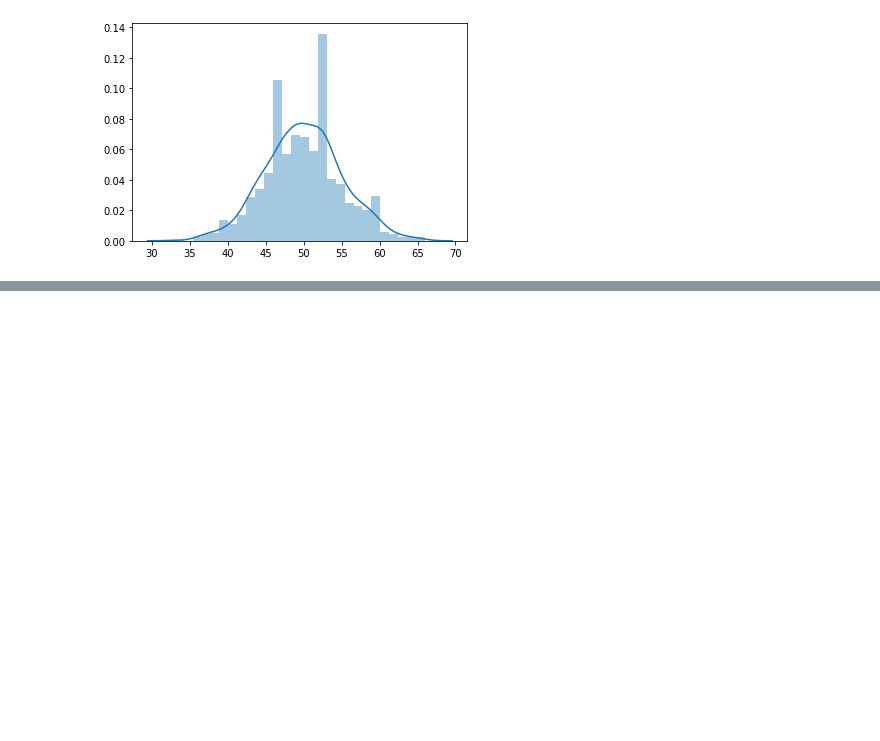
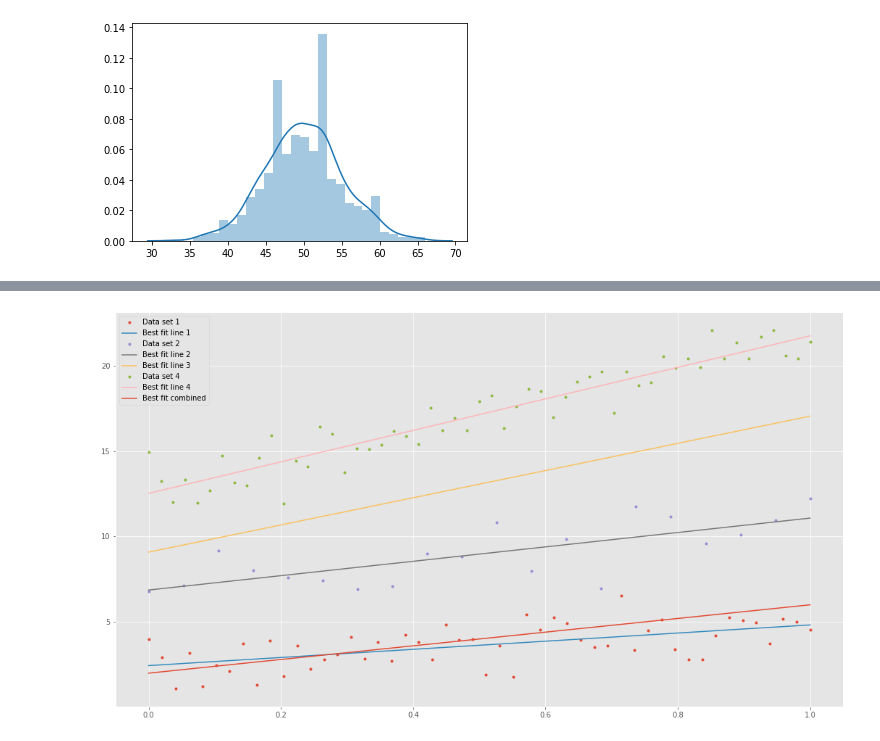
Before and after one commit to Willie2511/Fundamentals-of-Data-Analysis-Tasks, a Jupyter notebook: FDATasks.ipynb, the cells around one changed output, grey strips where cells are left out. Drawn from its saved outputs; the diff is of its cells as text; code cells hidden in the pictures; blank space fills up the shorter version.

```diff
--- a/FDATasks.ipynb
+++ b/FDATasks.ipynb
@@ -110,0 +167,3 @@ plt.show();
+# %%
+x = np.concatenate([x1, x2, x3, x4])
+x
@@ -111,3 +190,15 @@ plt.show();
+# %%
+plt.plot(x1, y1, '.', label="Data set 1")
+plt.plot(x1, coeffs1[0] * x1 + coeffs1[1], '-', label='Best fit line 1')
+plt.plot(x2, y2, '.', label="Data set 2")
+plt.plot(x2, coeffs2[0] * x2 + coeffs2[1], '-', label='Best fit line 2')
+plt.plot(x3, coeffs3[0] * x3 + coeffs3[1], '-', label='Best fit line 3')
+plt.plot(x4, y4, '.', label="Data set 4")
+plt.plot(x4, coeffs4[0] * x4 + coeffs4[1], '-', label='Best fit line 4')
+plt.plot(x, coeffs[0] * x + coeffs[1], '-', label='Best fit combined')
+plt.legend();
+# %% [output]
+[figure, added]
 # %% [markdown]
 ***
 ## <h1><center>Bibliography</center></h1>.
```
Also changed, not shown: parts of 16 cells of this notebook.
